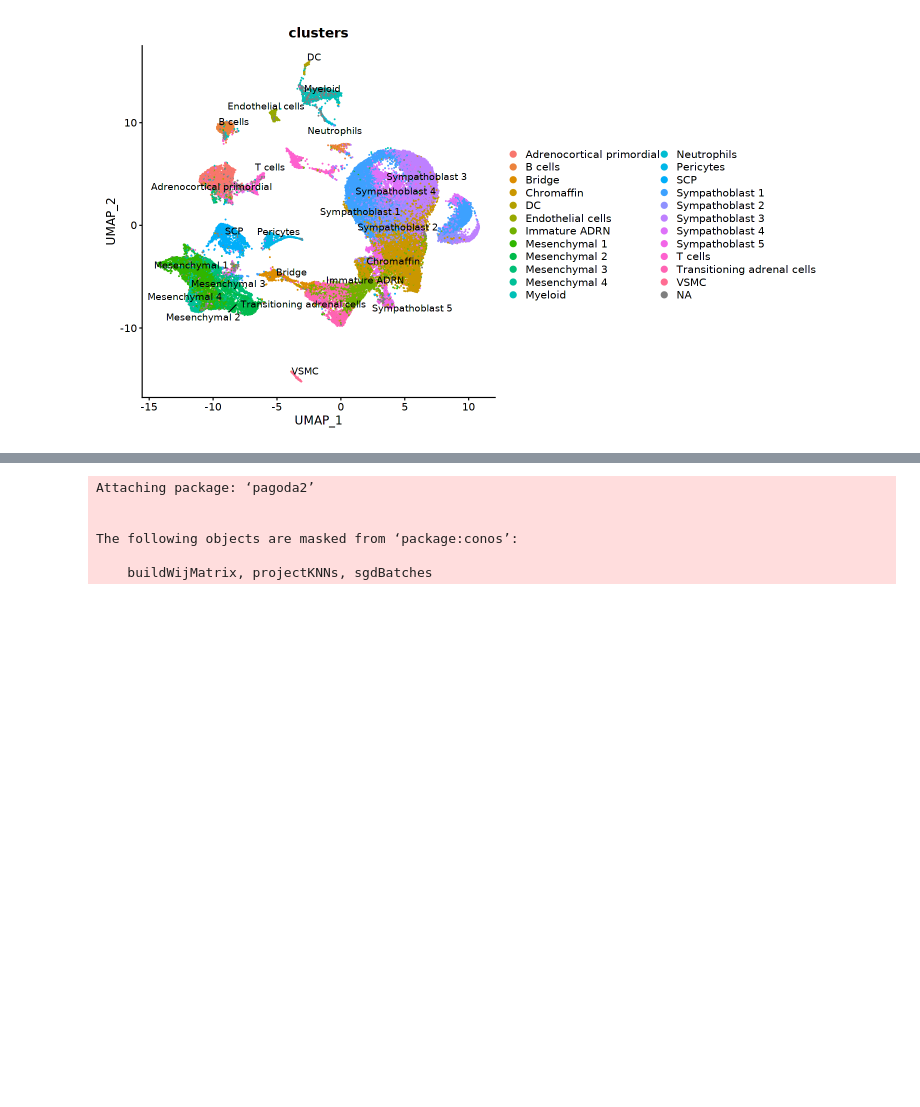
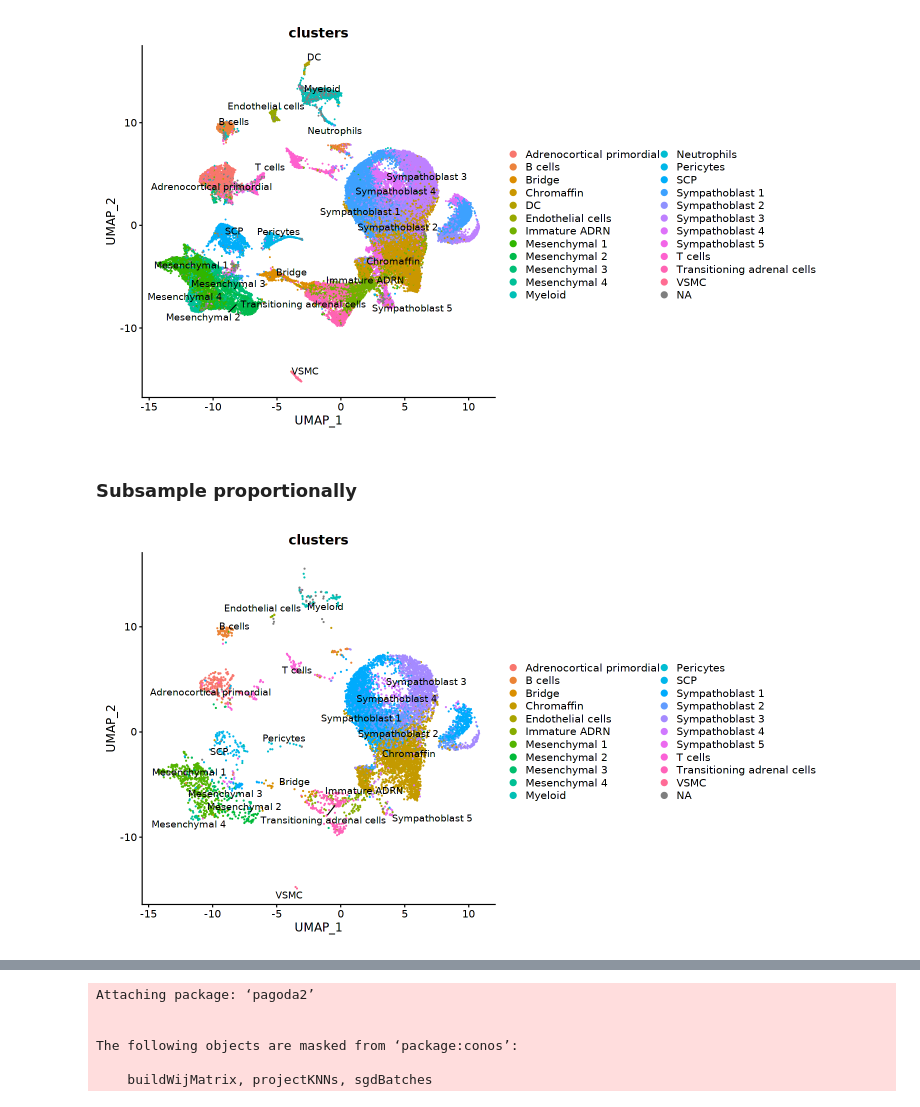
Before and after one commit to hiraksarkar/neuroblastoma_analysis, a Jupyter notebook: notebook/Cell_Cycle_Regression.ipynb, the cells around one changed output, grey strips where cells are left out. Drawn from its saved outputs; the diff is of its cells as text; code cells hidden in the pictures; blank space fills up the shorter version.

Commit message:
Apps linked with subsampled embedding

```diff
--- a/notebook/Cell_Cycle_Regression.ipynb
+++ b/notebook/Cell_Cycle_Regression.ipynb
@@ -553,3 +563,29 @@ saveRDS(
         'results/seurat/mouse_nb_adrenal_8_samples_seurat_cc_regressed.rds'
     )
 )
+# %% [markdown]
+### Subsample proportionally
+# %%
+immune.combined.downsampled.cells = merge(
+    immune.combined$clusters %>% data.frame %>%
+    tibble::rownames_to_column(var='cell') %>%
+    magrittr::set_colnames(c('cell','cell_type')),
+
+    immune.combined$clusters %>% data.frame %>%
+    tibble::rownames_to_column(var='cell') %>%
+    magrittr::set_colnames(c('cell','cell_type')) %>%
+    count(cell_type) ,
+    by = 'cell_type'
+    ) %>% sample_n(10000, weight = n) %>%
+    pull(cell)
+# %%
+options(repr.plot.height=7, repr.plot.width=12, res=150 )
+DimPlot(immune.combined,
+        cells = immune.combined.downsampled.cells,
+        reduction = "umap",
+        group.by = "clusters",
+        label = TRUE,
+        repel = TRUE
+       )
+# %% [output]
+[figure, added]
```
Also changed, not shown: parts of 5 cells of this notebook.
